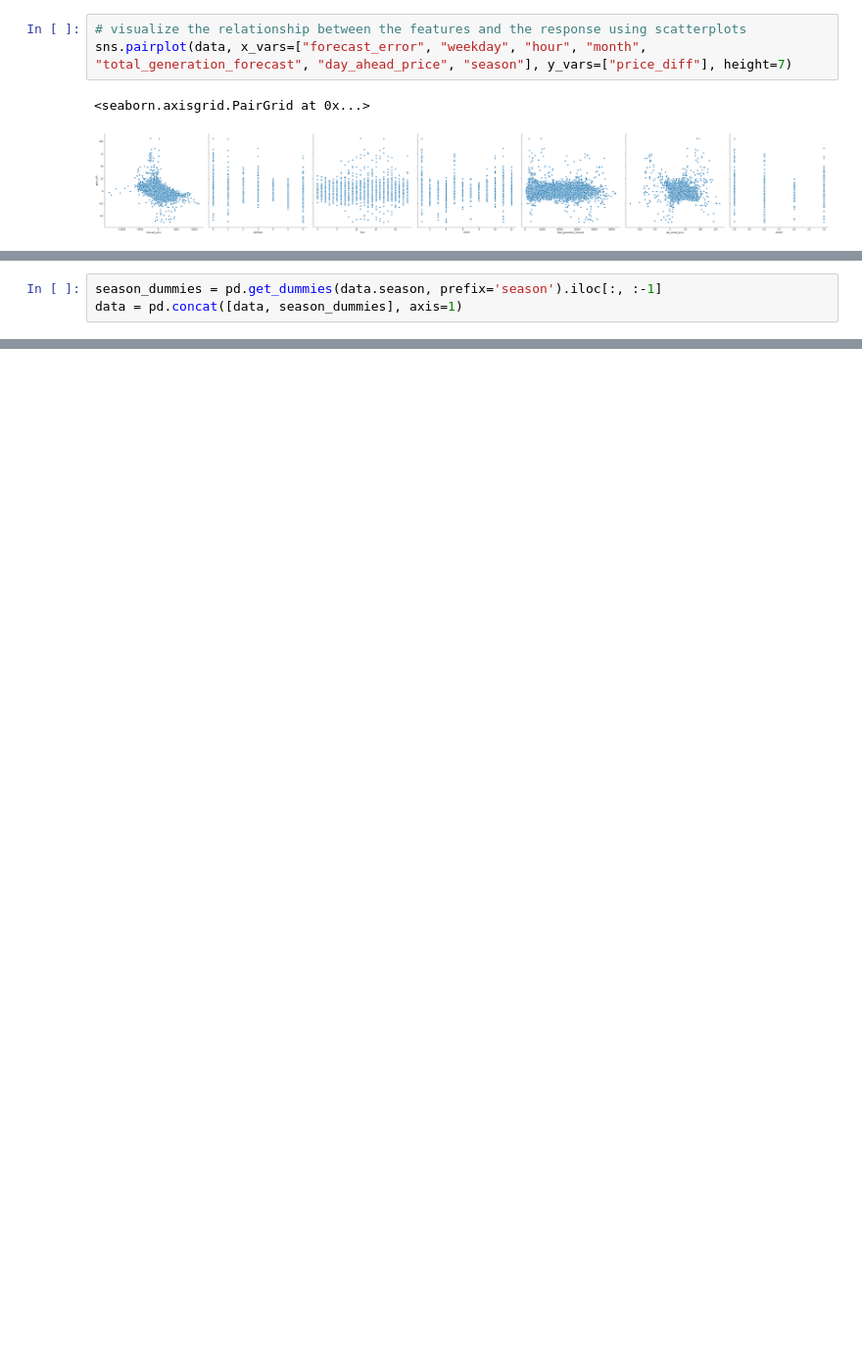
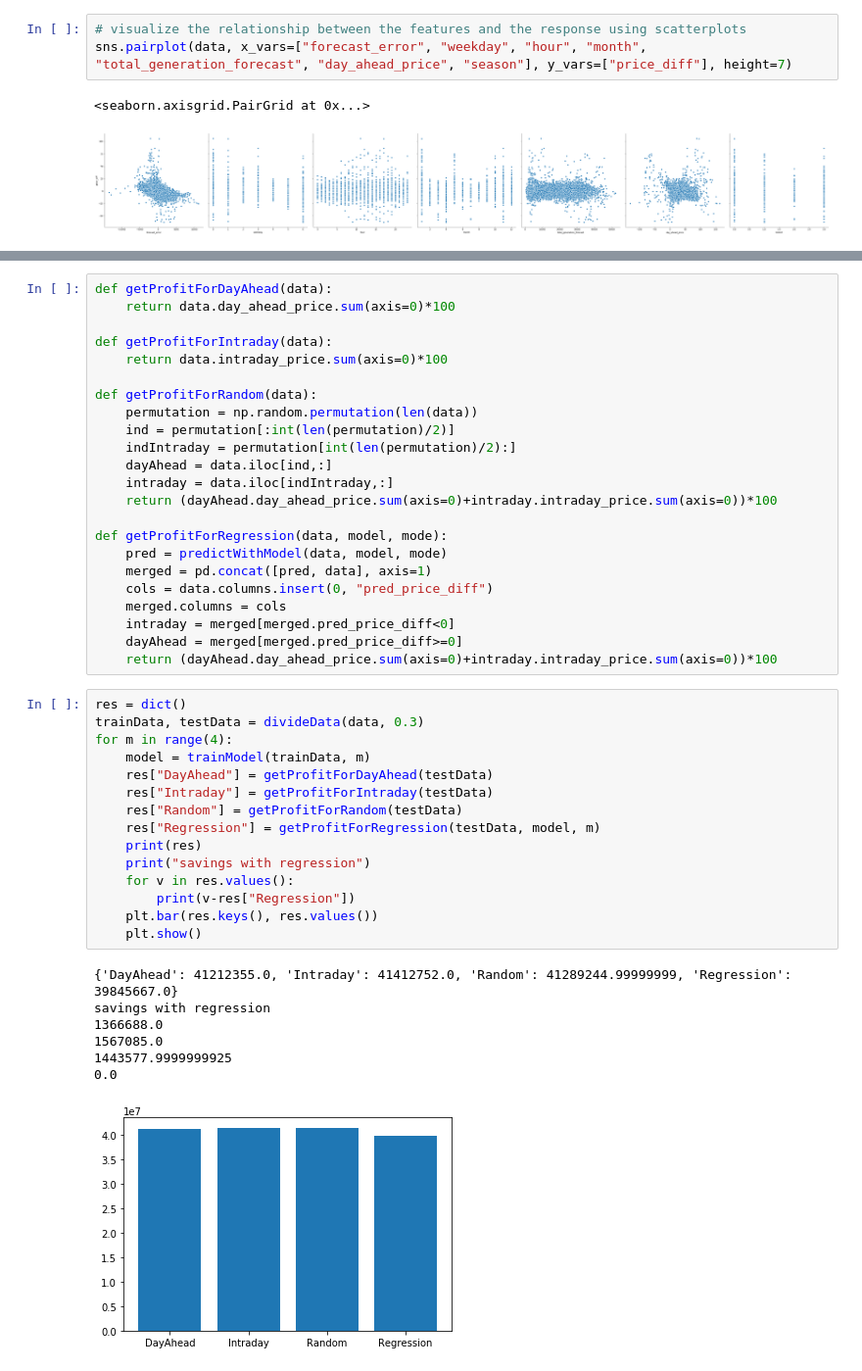
Before and after one commit to mauricepohl/pandas, a Jupyter notebook: 03_modeling/Modeling - Regression.ipynb, the cells around one changed output, grey strips where cells are left out. Shown at 98% size. Cells and saved outputs as stored; diff of their text form; blank space fills up the shorter version.

Commit message:
Regression with tests

```diff
--- a/03_modeling/Modeling - Regression.ipynb
+++ b/03_modeling/Modeling - Regression.ipynb
@@ -29,3 +28,0 @@ sns.pairplot(data[["forecast_error", "day_ahead_price", "price_diff", "season"]]
-# %%
-season_dummies = pd.get_dummies(data.season, prefix='season').iloc[:, :-1]
-data = pd.concat([data, season_dummies], axis=1)
@@ -92,0 +111,46 @@ No handles with labels found to put in legend.
+# %%
+def getProfitForDayAhead(data):
+    return data.day_ahead_price.sum(axis=0)*100
+
+def getProfitForIntraday(data):
+    return data.intraday_price.sum(axis=0)*100
+
+def getProfitForRandom(data):
+    permutation = np.random.permutation(len(data))
+    ind = permutation[:int(len(permutation)/2)]
+    indIntraday = permutation[int(len(permutation)/2):]
+    dayAhead = data.iloc[ind,:]
+    intraday = data.iloc[indIntraday,:]
+    return (dayAhead.day_ahead_price.sum(axis=0)+intraday.intraday_price.sum(axis=0))*100
+
+def getProfitForRegression(data, model, mode):
+    pred = predictWithModel(data, model, mode)
+    merged = pd.concat([pred, data], axis=1)
+    cols = data.columns.insert(0, "pred_price_diff")
+    merged.columns = cols
+    intraday = merged[merged.pred_price_diff<0]
+    dayAhead = merged[merged.pred_price_diff>=0]
+    return (dayAhead.day_ahead_price.sum(axis=0)+intraday.intraday_price.sum(axis=0))*100
+# %%
+res = dict()
+trainData, testData = divideData(data, 0.3)
+for m in range(4):
+    model = trainModel(trainData, m)
+    res["DayAhead"] = getProfitForDayAhead(testData)
+    res["Intraday"] = getProfitForIntraday(testData)
+    res["Random"] = getProfitForRandom(testData)
+    res["Regression"] = getProfitForRegression(testData, model, m)
+    print(res)
+    print("savings with regression")
+    for v in res.values():
+        print(v-res["Regression"])
+    plt.bar(res.keys(), res.values())
+    plt.show()
+# %% [output]
+{'DayAhead': 41212355.0, 'Intraday': 41412752.0, 'Random': 41289244.99999999, 'Regression': 39845667.0}
+savings with regression
+1366688.0
+1567085.0
+1443577.9999999925
+0.0
+[figure, added]
```
Also changed, not shown: parts of 9 cells of this notebook.
